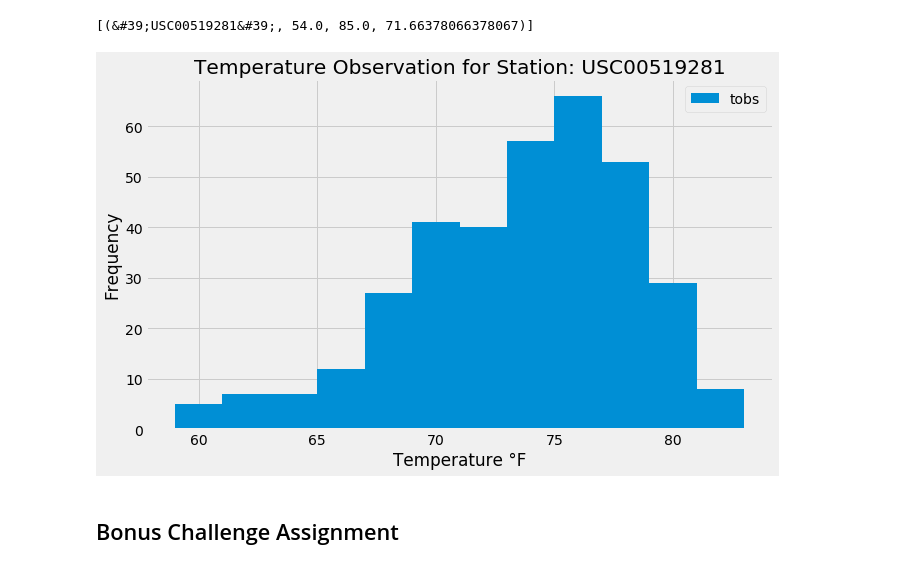
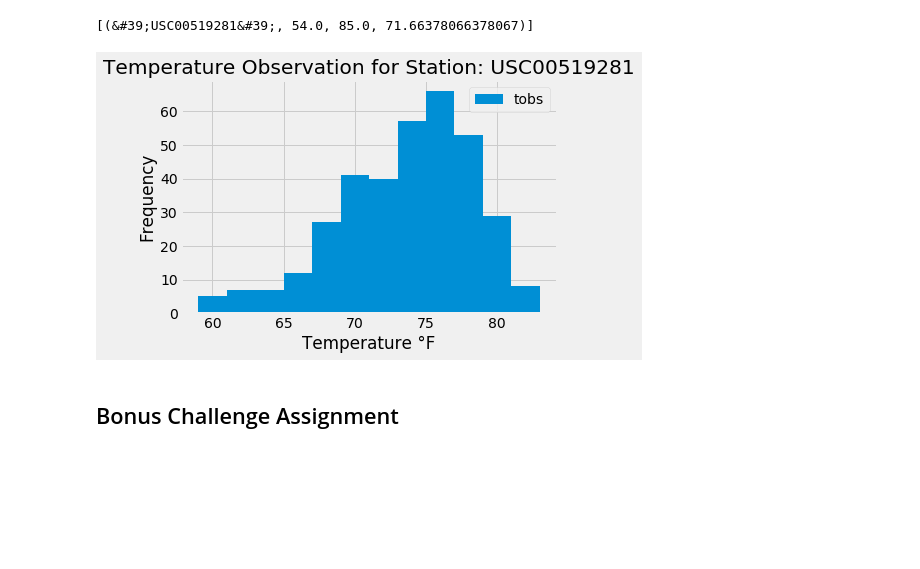
Before and after one commit to SergioGL8/SQLalchemy-challenge, a Jupyter notebook: climate_starter.ipynb, the cells around one changed output. Saved outputs shown, nothing was run; the diff lists cells and outputs as text; code cells hidden in the pictures; blank space fills up the shorter version.

```diff
--- a/climate_starter.ipynb
+++ b/climate_starter.ipynb
@@ -119,27 +118,26 @@ session.query(Measurement.station,func.min(Measurement.tobs),func.max(Measuremen
 # %%
 # Choose the station with the highest number of temperature observations.
 # Query the last 12 months of temperature observation data for this station and plot the results as a histogram
 highest_temp = session.query(Measurement.date, Measurement.tobs).\
     filter(Measurement.station == 'USC00519281').\
         filter(func.strftime('%Y-%m-%d', Measurement.date) >= first_date).all()
 
 #Create the dataframe
 highest_temp_df = pd.DataFrame(highest_temp, columns=['date','tobs'])
 highest_temp_df.set_index('date', inplace=True)
 
 #Plot the results as a histogram
-plt.figure(figsize=(10,6))
 plt.hist(highest_temp_df["tobs"], bins=12)
 plt.xlabel('Temperature °F')
 plt.ylabel("Frequency")
 plt.legend(["tobs"])
 plt.title(f'Temperature Observation for Station: USC00519281')
 
 # Save the plot
 plt.savefig("Images output/Temperature_Observation.png",bbox_inches='tight')
 plt.show()
 # %% [output]
-[figure, old version]
+[figure, new version]
 # %% [markdown]
 ## Bonus Challenge Assignment
 # %%
```
Also changed, not shown: parts of 1 cell of this notebook.
